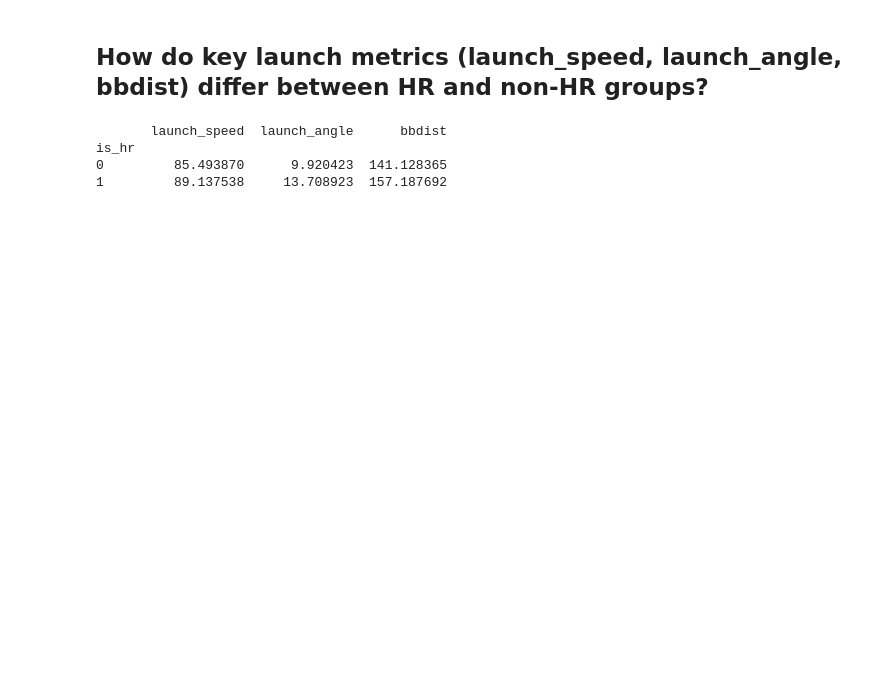
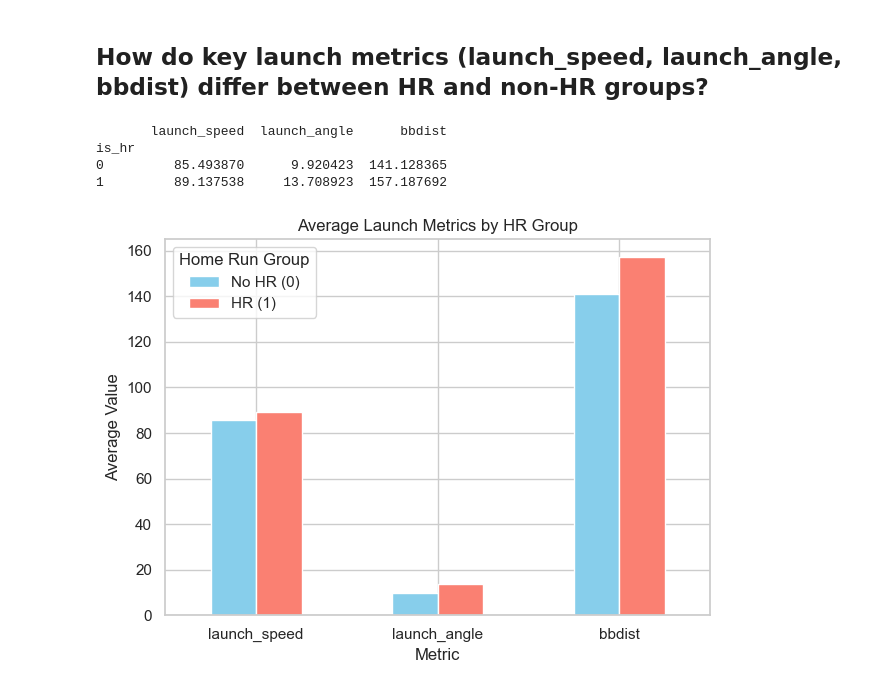
Before and after one commit to meganclapinski25/mlb-hr-prediction, a Jupyter notebook: notebooks/01_exploratory_analysis.ipynb, the cells around one changed output. Drawn from its saved outputs; the diff is of its cells as text; code cells hidden in the pictures; blank space fills up the shorter version.

```diff
--- a/notebooks/01_exploratory_analysis.ipynb
+++ b/notebooks/01_exploratory_analysis.ipynb
@@ -276,3 +275,16 @@ print(homerun_group)
 is_hr
 0         85.493870      9.920423  141.128365
 1         89.137538     13.708923  157.187692
+# %%
+# Transpose the DataFrame so metrics are on X-axis
+homerun_group.T.plot(kind='bar', color=['skyblue', 'salmon'])
+
+plt.title('Average Launch Metrics by HR Group')
+plt.ylabel('Average Value')
+plt.xlabel('Metric')
+plt.legend(title='Home Run Group', labels=['No HR (0)', 'HR (1)'])
+plt.xticks(rotation=0)
+plt.tight_layout()
+plt.show()
+# %% [output]
+[figure, added]
```
Also changed, not shown: parts of 4 cells of this notebook.
